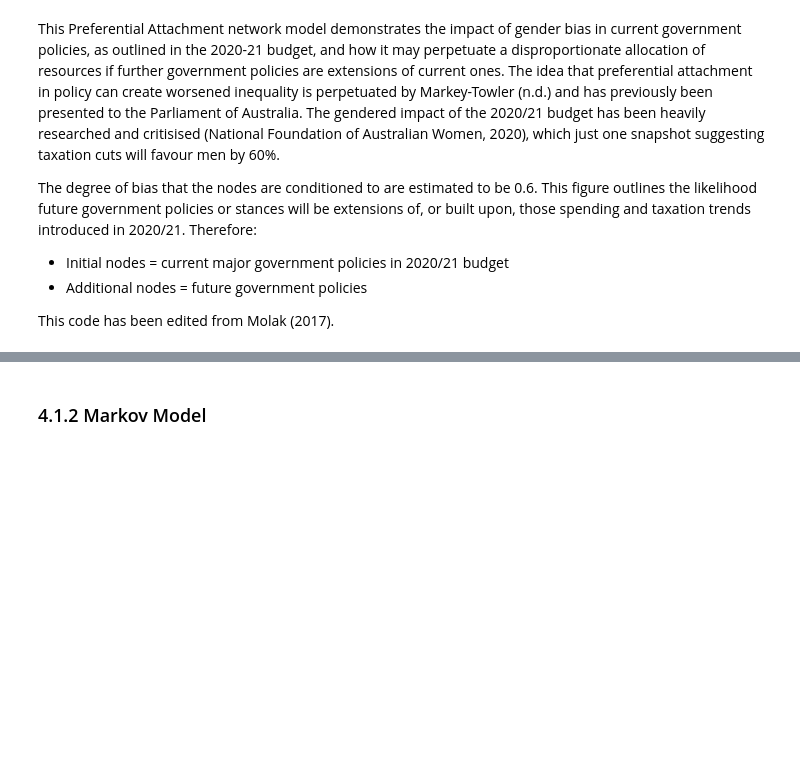
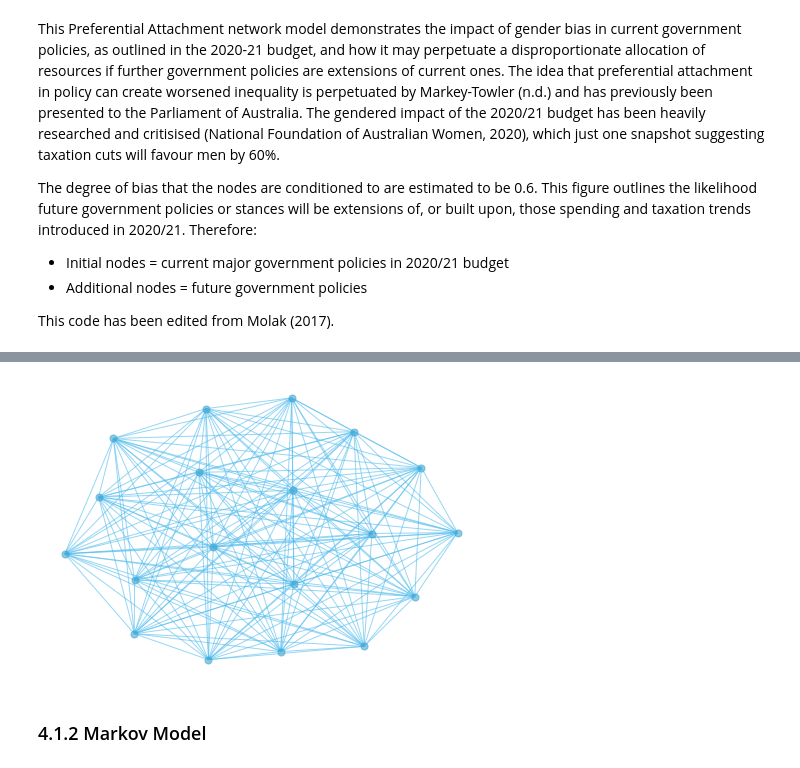
Before and after one commit to Amberrizvi/41189-assignment-template, a Jupyter notebook: 41189 Modelling Assignment.ipynb, the cells around one changed output, grey strips where cells are left out. Saved outputs shown, nothing was run; the diff lists cells and outputs as text; code cells hidden in the pictures; blank space fills up the shorter version.

Commit message:
Preferential attachment visualisation

```diff
--- a/41189 Modelling Assignment.ipynb
+++ b/41189 Modelling Assignment.ipynb
@@ -293,3 +293,7 @@ k_distrib(graph=G,colour='#40a6d1', scale='log',alpha=.8, expct_lo=3, expct_hi=1
+# %%
+nx.draw(G, node_size=50, with_labels=0, alpha=0.6, node_color="#40a6d1", edge_color="#52bced")
+# %% [output]
+[figure, added]
 # %% [markdown]
 ### 4.1.2 Markov Model
 # %% [markdown]
```
Also changed, not shown: parts of 6 cells of this notebook.
